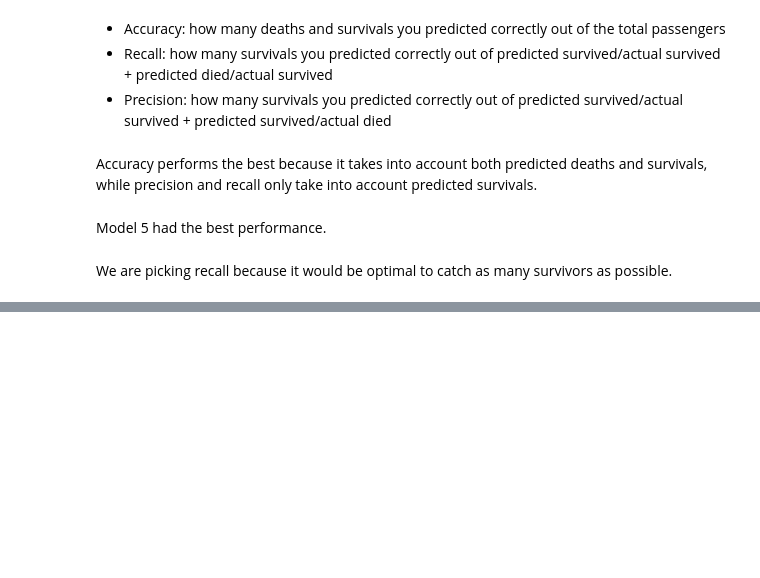
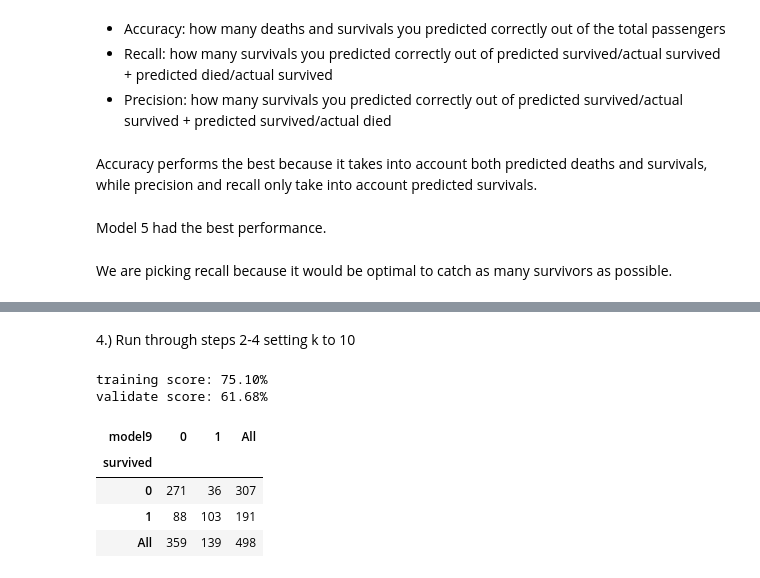
Before and after one commit to christophermayorga/classification-exercises, a Jupyter notebook: model.ipynb, the cells around one changed output, grey strips where cells are left out. Cells and saved outputs as stored; diff of their text form; code cells hidden in the pictures; blank space fills up the shorter version.

```diff
--- a/model.ipynb
+++ b/model.ipynb
@@ -399,0 +466,21 @@ We are picking recall because it would be optimal to catch as many survivors as
+# %% [markdown]
+4.) Run through steps 2-4 setting k to 10
+# %%
+model9 = KNeighborsClassifier(n_neighbors=10)
+model9.fit(X_train, y_train)
+train['model9'] = model9.predict(X_train)
+# %%
+# Accuracy score
+print(f'training score: {model9.score(X_train, y_train):.2%}')
+print(f'validate score: {model9.score(X_validate, y_validate):.2%}')
+# %% [output]
+training score: 75.10%
+validate score: 61.68%
+# %%
+pd.crosstab(train.survived, train.model9, margins=True)
+# %% [output]
+| model9 | 0 | 1 | All |
+| survived |  |  |  |
+| 0 | 271 | 36 | 307 |
+| 1 | 88 | 103 | 191 |
+| All | 359 | 139 | 498 |
```
Also changed, not shown: parts of 60 cells of this notebook, 1 other file.
